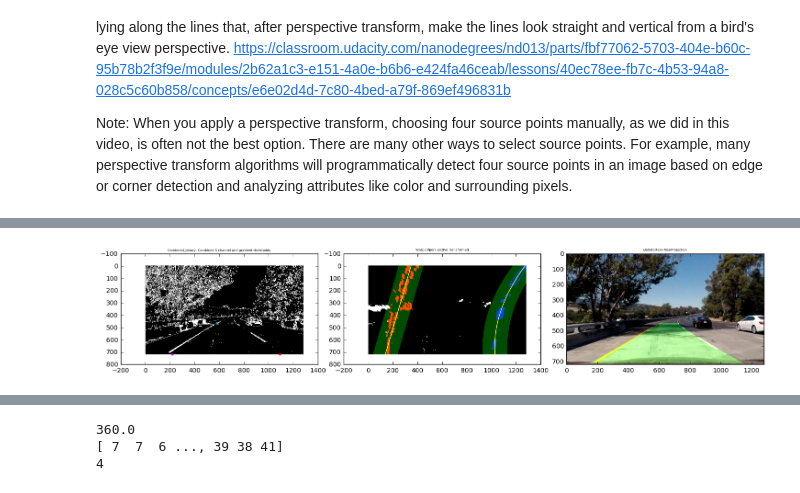
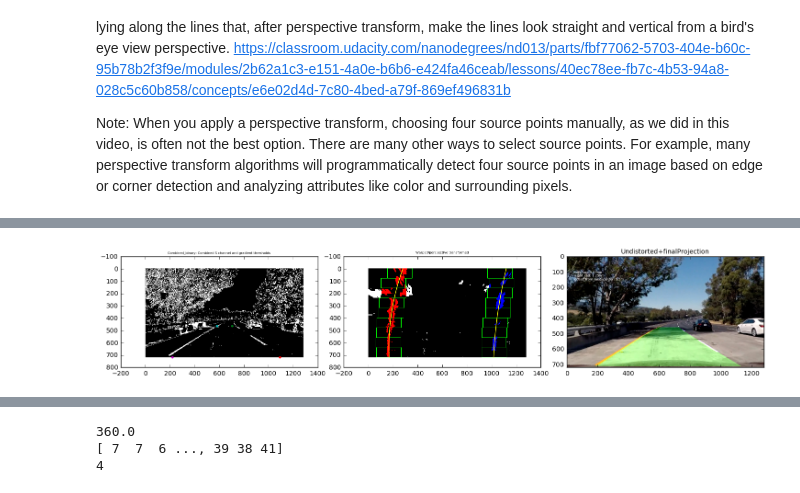
Before and after one commit to Thomas0176/Advanced-Lane-Lines, a Jupyter notebook: main.ipynb, the cells around one changed output, grey strips where cells are left out. Saved outputs shown, nothing was run; the diff lists cells and outputs as text; code cells hidden in the pictures.

Commit message:
final project commit, read writeup_template.md for some description

```diff
--- a/main.ipynb
+++ b/main.ipynb
@@ -229,6 +193,8 @@ def generate_polynomial(binary_warped):
     histogram = np.sum(binary_warped[binary_warped.shape[0]/2:,:], axis=0)
     # Create an output image to draw on and  visualize the result
     out_img = np.dstack((binary_warped, binary_warped, binary_warped))*255
+    out_img_red = np.copy(out_img)
+
     # Find the peak of the left and right halves of the histogram
     # These will be the starting point for the left and right lines
     midpoint = np.int(histogram.shape[0]/2)
@@ -301,7 +267,10 @@ def generate_polynomial(binary_warped):
     out_img[nonzeroy[left_lane_inds], nonzerox[left_lane_inds]] = [255, 0, 0]
     out_img[nonzeroy[right_lane_inds], nonzerox[right_lane_inds]] = [0, 0, 255]
 
-    return out_img,left_fit, left_fitx, leftx, right_fit, right_fitx, rightx, ploty
+    out_img_red[nonzeroy[left_lane_inds], nonzerox[left_lane_inds]] = [255, 0, 0]
+    out_img_red[nonzeroy[right_lane_inds], nonzerox[right_lane_inds]] = [0, 0, 255]
+
+    return out_img, out_img_red, left_fit, left_fitx, leftx,lefty, right_fit, right_fitx, rightx, righty, ploty
 # %%
 def update_polynomial(binary_warped, left_fit, right_fit):
 
@@ -312,14 +281,19 @@ def update_polynomial(binary_warped, left_fit, right_fit):
     nonzeroy = np.array(nonzero[0])
     nonzerox = np.array(nonzero[1])
     margin = 100
+
+
     left_lane_inds = ((nonzerox > (left_fit[0]*(nonzeroy**2) + left_fit[1]*nonzeroy + left_fit[2] - margin)) & (nonzerox < (left_fit[0]*(nonzeroy**2) + left_fit[1]*nonzeroy + left_fit[2] + margin)))
     right_lane_inds = ((nonzerox > (right_fit[0]*(nonzeroy**2) + right_fit[1]*nonzeroy + right_fit[2] - margin)) & (nonzerox < (right_fit[0]*(nonzeroy**2) + right_fit[1]*nonzeroy + right_fit[2] + margin)))
+
 
     # Again, extract left and right line pixel positions
     leftx = nonzerox[left_lane_inds]
     lefty = nonzeroy[left_lane_inds]
     rightx = nonzerox[right_lane_inds]
     righty = nonzeroy[right_lane_inds]
+
+
     # Fit a second order polynomial to each
     left_fit = np.polyfit(lefty, leftx, 2)
     right_fit = np.polyfit(righty, rightx, 2)
@@ -331,10 +305,13 @@ def update_polynomial(binary_warped, left_fit, right_fit):
     #VISUALIZE
     # Create an image to draw on and an image to show the selection window
     out_img = np.dstack((binary_warped, binary_warped, binary_warped))*255
+    out_img_red = np.copy(out_img)
     window_img = np.zeros_like(out_img)
     # Color in left and right line pixels
     out_img[nonzeroy[left_lane_inds], nonzerox[left_lane_inds]] = [255, 0, 0]
     out_img[nonzeroy[right_lane_inds], nonzerox[right_lane_inds]] = [0, 0, 255]
+    out_img_red[nonzeroy[left_lane_inds], nonzerox[left_lane_inds]] = [255, 0, 0]
+    out_img_red[nonzeroy[right_lane_inds], nonzerox[right_lane_inds]] = [0, 0, 255]
 
     # Generate a polygon to illustrate the search window area
     # And recast the x and y points into usable format for cv2.fillPoly()
@@ -355,5 +332,5 @@ def update_polynomial(binary_warped, left_fit, right_fit):
 #     plt.xlim(0, 1280)
 #     plt.ylim(720, 0)
 
-    return result,left_fit, left_fitx, leftx, right_fit, right_fitx, rightx, ploty
+    return result, out_img_red, left_fit, left_fitx, leftx,lefty, right_fit, right_fitx, rightx, righty, ploty
 # %%
@@ -449,48 +471,58 @@ initial_polynomials_found = False
 for img in images:
     undistorted = cal_undistort(img, objpoints, imgpoints)
     combined_binary = color_and_gradient_threshold(undistorted)
+
     #perspective transform
     binary_warped, M, Minv = unwarp(combined_binary)
 
+    ##you have to re-run the histograms filter since test images (and then resulting polynomials) don't depend on each other
+    initial_polynomials_found = False
+
     if not initial_polynomials_found:
         #for first image define left and right polynomials of lanes (left_fit, right_fit). We will use those polynomials in the subsequent images
-        out_img, left_fit, left_fitx, leftx, right_fit, right_fitx, rightx, ploty  = fit_polynomial(binary_warped)
+        out_img, out_img_red, left_fit, left_fitx, leftx, lefty, right_fit, right_fitx, rightx, righty, ploty= generate_polynomial(binary_warped)
         initial_polynomials_found = True
 
     else:
-        out_img, left_fit, left_fitx, leftx, right_fit, right_fitx, rightx, ploty = update_polynomial(binary_warped, left_fit, right_fit)
+         out_img, out_img_red, left_fit, left_fitx, leftx, lefty, right_fit, right_fitx, rightx, righty, ploty = update_polynomial(binary_warped, left_fit, right_fit)
 
-#     left_curverad, right_curverad = left_right_curverad(left_fit, leftx, right_fit, rightx, ploty)
-#     print(left_curverad, right_curverad)
+
+    left_curverad, right_curverad, offset_from_lane_center = left_right_curverad(left_fit, leftx, lefty, right_fit, rightx, righty, ploty)
 #     print(left_curverad, 'm', right_curverad, 'm')
 
-    lanes_on_original = draw_lanes_on_original_img(undistorted,binary_warped,Minv,left_fitx, right_fitx, ploty)
+#     lanes_on_original = draw_lanes_on_original_img(undistorted,binary_warped,Minv,left_fitx, right_fitx, ploty)
+    lanes_on_original = draw_lanes_on_original_img(undistorted,out_img_red,Minv,left_fitx, right_fitx, ploty)
 
 
-    f, (ax3, ax4, ax2) = plt.subplots(1, 3, figsize=(14, 5))
+    ##VISUALIZE
+
+    f, (ax1, ax2, ax3) = plt.subplots(1, 3, figsize=(14, 5))
     f.tight_layout()
-    ax1.imshow(img)
-    ax1.set_title('Original', fontsize=10)
-#     ax2.imshow(undistorted)
-    ax2.imshow(lanes_on_original)
-    ax2.set_title('Undistorted+finalProjection', fontsize=5)
+# #     ax1.imshow(img)
+# #     ax1.set_title('Original', fontsize=10)
 
-    ax3.set_title('Combined_binary: Combined S channel and gradient thresholds', fontsize=5)
-    ax3.imshow(combined_binary, cmap='gray')
-    ax3.plot(src_upper_right[0],src_upper_right[1], '.')
-    ax3.plot(src_upper_right[0],src_upper_right[1], '.')
-    ax3.plot(src_lower_right[0],src_lower_right[1], '.')
-    ax3.plot(src_upper_left[0],src_upper_left[1], '.')
-    ax3.plot(src_lower_left[0],src_lower_left[1], '.')
+    ax1.set_title('Combined_binary: Combined S channel and gradient thresholds', fontsize=5)
+    ax1.imshow(combined_binary, cmap='gray')
+    ax1.plot(src_upper_right[0],src_upper_right[1], '.')
+    ax1.plot(src_upper_right[0],src_upper_right[1], '.')
+    ax1.plot(src_lower_right[0],src_lower_right[1], '.')
+    ax1.plot(src_upper_left[0],src_upper_left[1], '.')
+    ax1.plot(src_lower_left[0],src_lower_left[1], '.')
 
 
-    ax4.set_title('Warped/perspective transformed', fontsize=5)
-#     ax4.imshow(binary_warped, cmap='gray')
-    ax4.imshow(out_img, cmap='gray')
-    ax4.plot(left_fitx, ploty, color='yellow')
-    ax4.plot(right_fitx, ploty, color='yellow')
+    ax2.set_title('Warped/perspective transformed', fontsize=5)
+    ax2.imshow(out_img)
+    ax2.plot(left_fitx, ploty, color='yellow')
+    ax2.plot(right_fitx, ploty, color='yellow')
 
-#     plt.xlim(0, 1280)
+    curvatureString = "Left_rad: " + str(left_curverad) + 'km ' + '\nRight_rad: ' + str(right_curverad) + 'km' +'\noffset_from_lane_center: ' + str(offset_from_lane_center) + 'm'
+
+#     ax3.imshow(undistorted)
+    ax3.imshow(lanes_on_original)
+    ax3.set_title('Undistorted+finalProjection', fontsize=10)
+    ax3.text(50, 150, curvatureString, fontsize=5, color='white')
+
+# #     plt.xlim(0, 1280)
 #     plt.ylim(720, 0)
 
 # #     plt.imshow(out_img)
@@ -499,8 +531,6 @@ for img in images:
 #     plt.xlim(0, 1280)
 #     plt.ylim(720, 0)
 
-
-
     plt.subplots_adjust(left=0., right=1, top=0.9, bottom=0.)
     plt.show()
 # %% [output]
@@ -513 +543 @@ for img in images:
-[figure, old version]
+[figure, new version]
```
Also changed, not shown: parts of 9 cells of this notebook, 15 other files.
